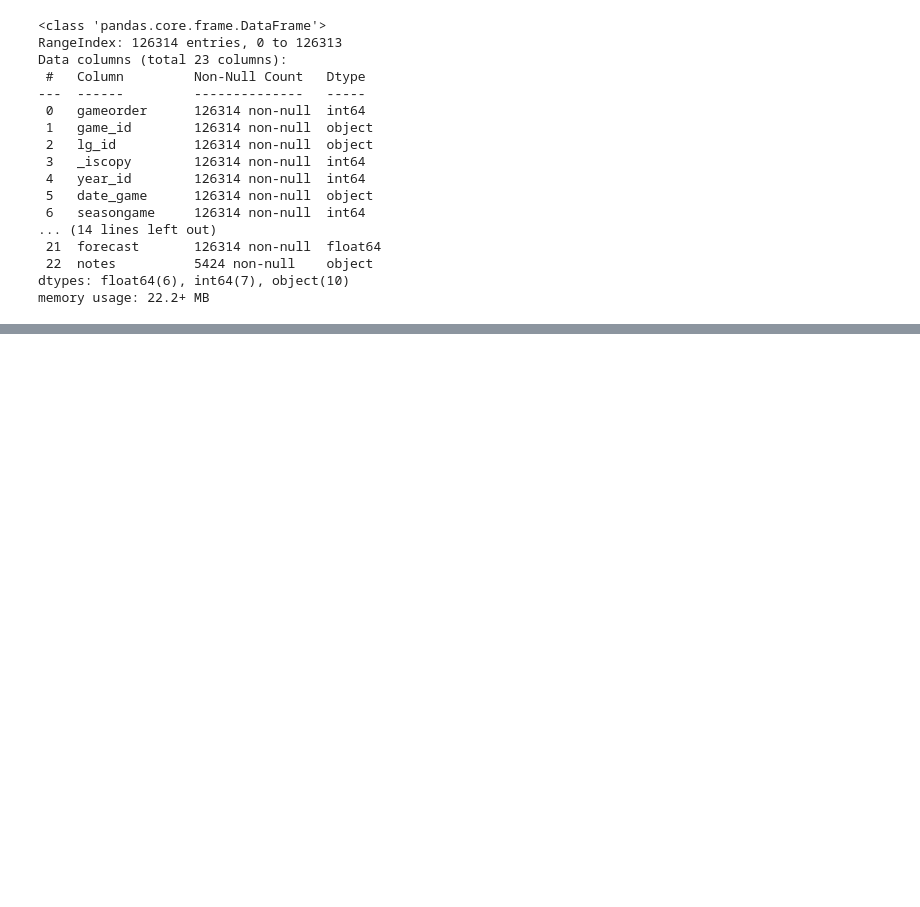
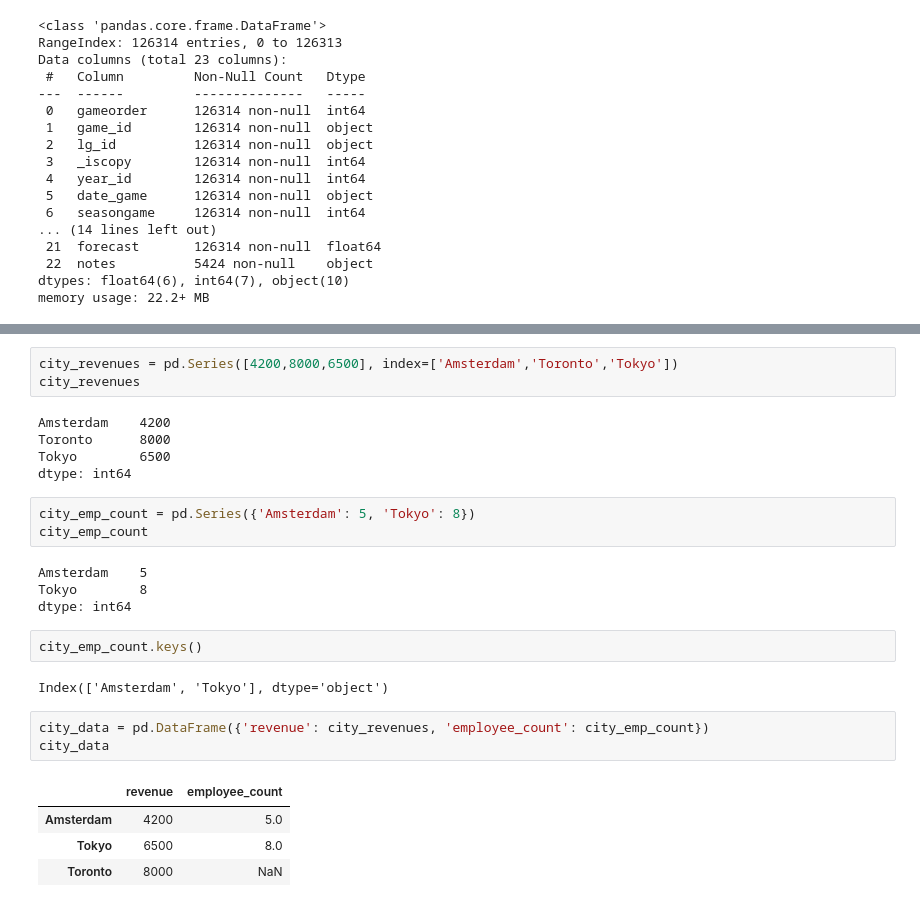
Before and after one commit to jennyaurelia/H8_1033, a Jupyter notebook: sesi5notes.ipynb, the cells around one changed output, grey strips where cells are left out. Cells and saved outputs as stored; diff of their text form; blank space fills up the shorter version.

```diff
--- a/sesi5notes.ipynb
+++ b/sesi5notes.ipynb
@@ -364,0 +373,27 @@ memory usage: 22.2+ MB
+# %%
+city_revenues = pd.Series([4200,8000,6500], index=['Amsterdam','Toronto','Tokyo'])
+city_revenues
+# %% [output]
+Amsterdam    4200
+Toronto      8000
+Tokyo        6500
+dtype: int64
+# %%
+city_emp_count = pd.Series({'Amsterdam': 5, 'Tokyo': 8})
+city_emp_count
+# %% [output]
+Amsterdam    5
+Tokyo        8
+dtype: int64
+# %%
+city_emp_count.keys()
+# %% [output]
+Index(['Amsterdam', 'Tokyo'], dtype='object')
+# %%
+city_data = pd.DataFrame({'revenue': city_revenues, 'employee_count': city_emp_count})
+city_data
+# %% [output]
+|  | revenue | employee_count |
+| Amsterdam | 4200 | 5.0 |
+| Tokyo | 6500 | 8.0 |
+| Toronto | 8000 | NaN |
```
Also changed, not shown: parts of 14 cells of this notebook, 2 other files.
